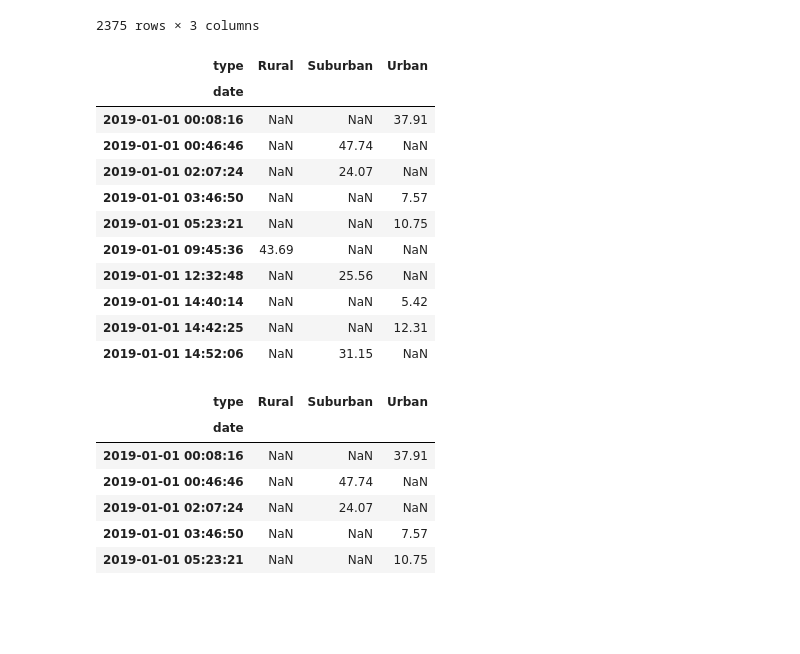
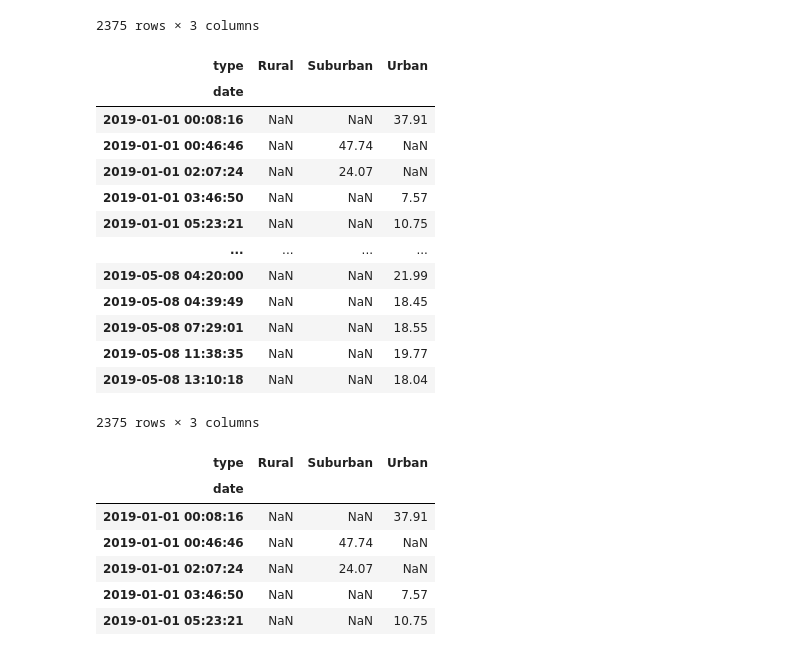
Before and after one commit to stefcenti2022/PyBer_Analysis, a Jupyter notebook: PyBer_Challenge.ipynb, the cells around one changed output. Drawn from its saved outputs; the diff is of its cells as text; code cells hidden in the pictures; blank space fills up the shorter version.

```diff
--- a/PyBer_Challenge.ipynb
+++ b/PyBer_Challenge.ipynb
@@ -180,25 +182,23 @@ total_fare_by_date_df
 | 2374 | Urban | 2019-05-08 13:10:18 | 18.04 |
 2375 rows × 3 columns
 # %%
-# 4. Create a pivot table with the 'date' as the index, the columns ='type', and values='fare'
+# 3. Create a pivot table with the 'date' as the index, the columns ='type', and values='fare'
 # to get the total fares for each type of city by the date.
 fare_type_date_pivot = total_fare_by_date_df.pivot(index="date", columns="type", values="fare")
-fare_type_date_pivot.head(10)
-
-# Create a pivot table with the 'stoptime' as the index and the columns ='gender' with the trip counts in each row.
-# gender_stoptime_pivot = gender_stoptime.pivot(index="stoptime", columns="gender", values="tripduration")
-# gender_stoptime_pivot.head(10)
+fare_type_date_pivot
 # %% [output]
 | type | Rural | Suburban | Urban |
 | date |  |  |  |
 | 2019-01-01 00:08:16 | NaN | NaN | 37.91 |
 | 2019-01-01 00:46:46 | NaN | 47.74 | NaN |
 | 2019-01-01 02:07:24 | NaN | 24.07 | NaN |
 | 2019-01-01 03:46:50 | NaN | NaN | 7.57 |
 | 2019-01-01 05:23:21 | NaN | NaN | 10.75 |
-| 2019-01-01 09:45:36 | 43.69 | NaN | NaN |
-| 2019-01-01 12:32:48 | NaN | 25.56 | NaN |
-| 2019-01-01 14:40:14 | NaN | NaN | 5.42 |
-| 2019-01-01 14:42:25 | NaN | NaN | 12.31 |
-| 2019-01-01 14:52:06 | NaN | 31.15 | NaN |
+| ... | ... | ... | ... |
+| 2019-05-08 04:20:00 | NaN | NaN | 21.99 |
+| 2019-05-08 04:39:49 | NaN | NaN | 18.45 |
+| 2019-05-08 07:29:01 | NaN | NaN | 18.55 |
+| 2019-05-08 11:38:35 | NaN | NaN | 19.77 |
+| 2019-05-08 13:10:18 | NaN | NaN | 18.04 |
+2375 rows × 3 columns
 # %%
```
Also changed, not shown: parts of 10 cells of this notebook.
